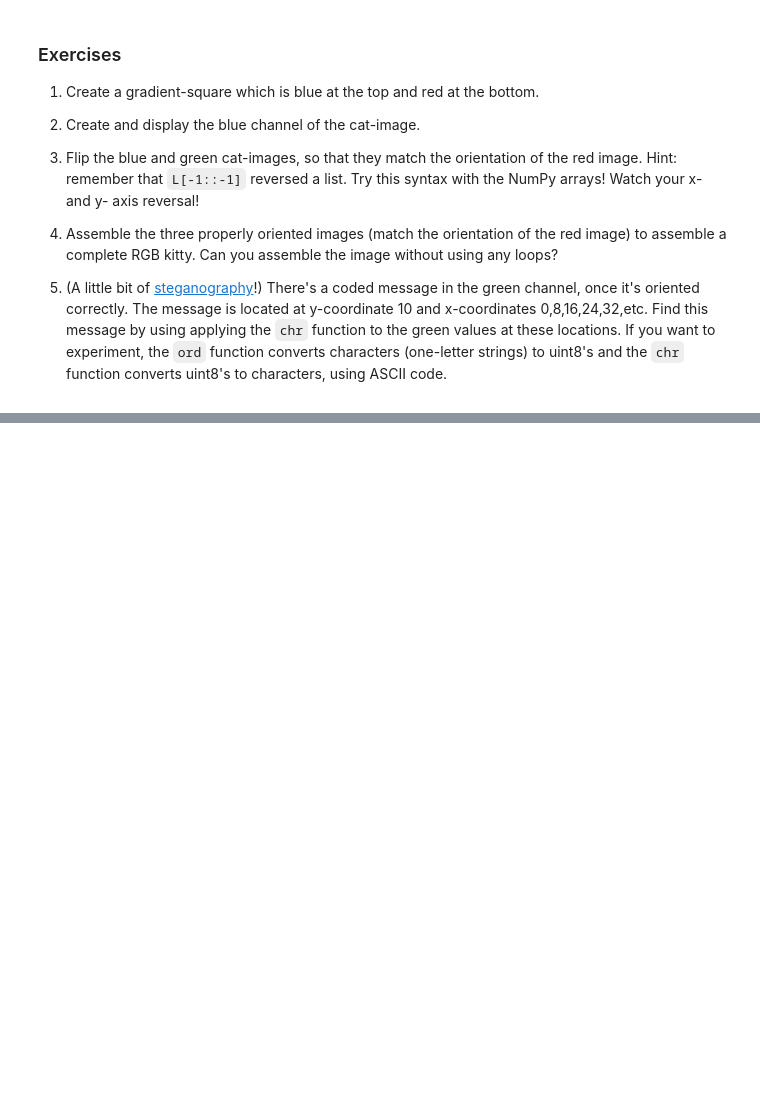
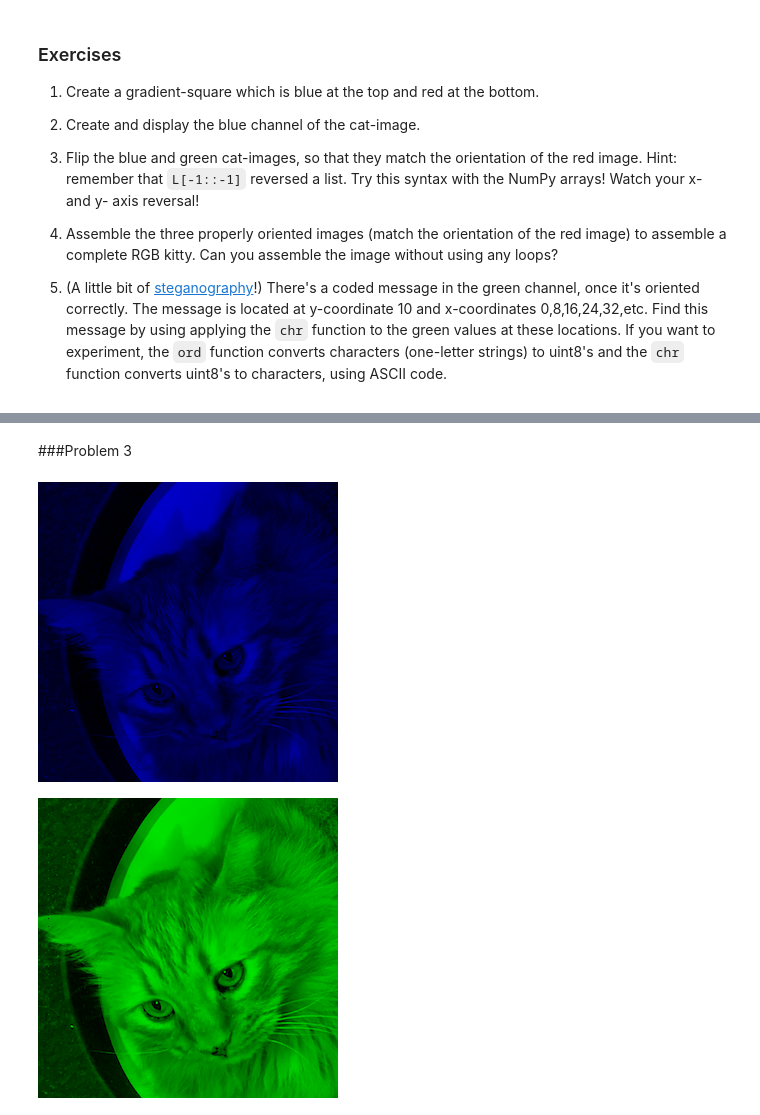
Before and after one commit to tboyea/2023-Math-152, a Jupyter notebook: P4M_Notebook_4.ipynb, the cells around one changed output, grey strips where cells are left out. Cells and saved outputs as stored; diff of their text form; code cells hidden in the pictures; blank space fills up the shorter version.

```diff
--- a/P4M_Notebook_4.ipynb
+++ b/P4M_Notebook_4.ipynb
@@ -1156,0 +1201,11 @@ Now we see the problem!  Complete the exercises below to fix the image.
+# %% [markdown]
+###Problem 3
+# %%
+bluecatflipped = bluecatarray[:, ::-1, :]
+display(Image.fromarray(bluecatflipped))
+
+greencatflipped = greencatarray[::-1, :, :]
+display(Image.fromarray(greencatflipped))
+# %% [output]
+[figure, added]
+[figure, added]
```
Also changed, not shown: parts of 18 cells of this notebook.
